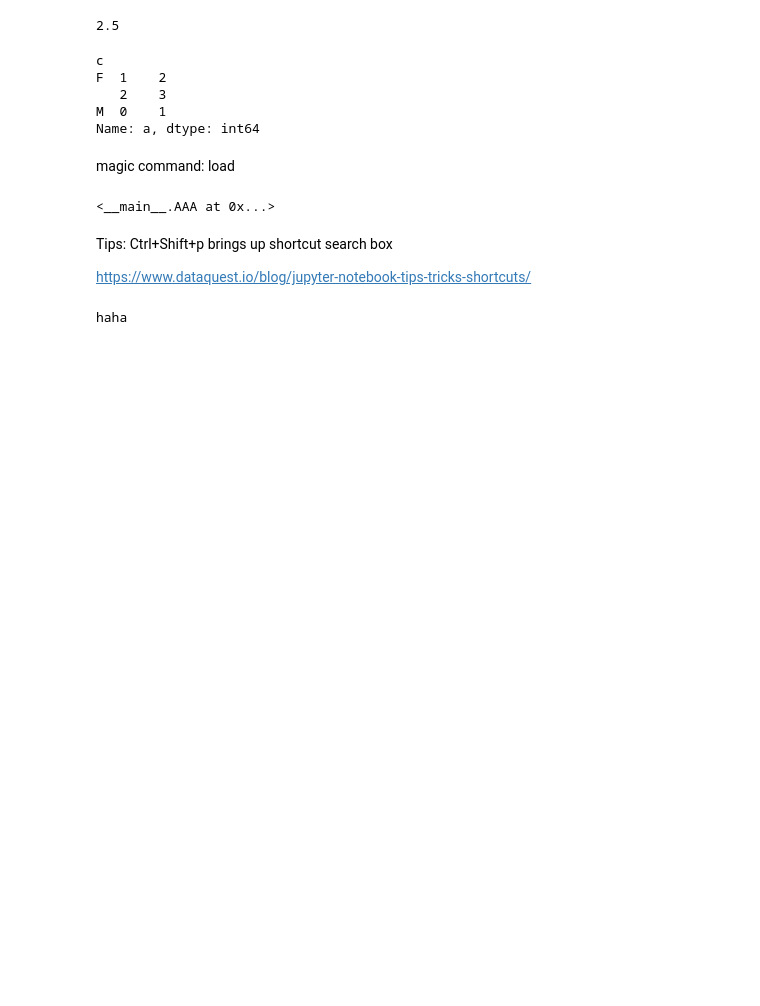
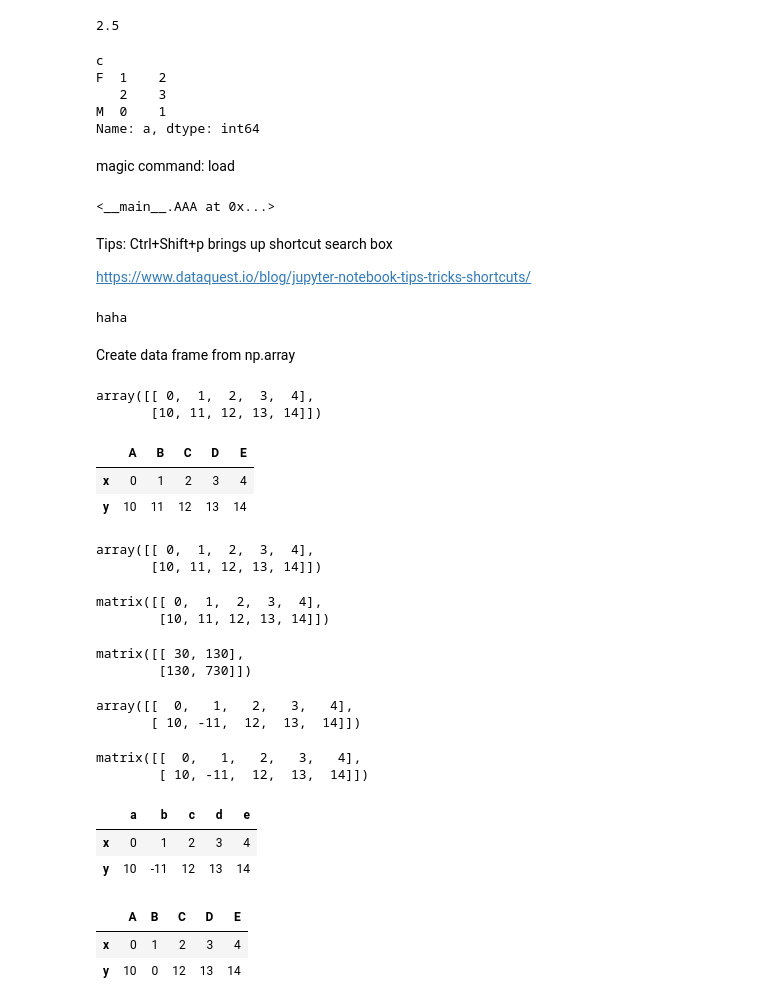
Before and after one commit to HaoranYi/gitProj, a Jupyter notebook: notebook/pp2.ipynb, the cells around one changed output. Drawn from its saved outputs; the diff is of its cells as text; code cells hidden in the pictures; blank space fills up the shorter version.

```diff
--- a/notebook/pp2.ipynb
+++ b/notebook/pp2.ipynb
@@ -198,3 +198,63 @@ https://www.dataquest.io/blog/jupyter-notebook-tips-tricks-shortcuts/
 !echo haha
 # %% [output]
 haha
+# %% [markdown]
+Create data frame from np.array
+# %%
+a = np.array([np.arange(5), np.arange(5) + 10])
+a
+# %% [output]
+array([[ 0,  1,  2,  3,  4],
+       [10, 11, 12, 13, 14]])
+# %%
+df = pd.DataFrame(a, index=list('xy'), columns=list('ABCDE'))
+df
+# %% [output]
+|  | A | B | C | D | E |
+| x | 0 | 1 | 2 | 3 | 4 |
+| y | 10 | 11 | 12 | 13 | 14 |
+# %%
+m = df.as_matrix()
+m
+# %% [output]
+array([[ 0,  1,  2,  3,  4],
+       [10, 11, 12, 13, 14]])
+# %%
+mm = np.asmatrix(m)
+mm
+# %% [output]
+matrix([[ 0,  1,  2,  3,  4],
+        [10, 11, 12, 13, 14]])
+# %%
+mm*mm.T
+# %% [output]
+matrix([[ 30, 130],
+        [130, 730]])
+# %%
+m[1,1]=-11
+m
+# %% [output]
+array([[  0,   1,   2,   3,   4],
+       [ 10, -11,  12,  13,  14]])
+# %%
+mm
+# %% [output]
+matrix([[  0,   1,   2,   3,   4],
+        [ 10, -11,  12,  13,  14]])
+# %%
+df2 = pd.DataFrame(mm, index=list('xy'), columns=list('abcde'))
+df2
+# %% [output]
+|  | a | b | c | d | e |
+| x | 0 | 1 | 2 | 3 | 4 |
+| y | 10 | -11 | 12 | 13 | 14 |
+# %%
+# a, df, df2, m, mm all shared the same data.
+
+df2.iloc[1,1]=0
+df2
+df
+# %% [output]
+|  | A | B | C | D | E |
+| x | 0 | 1 | 2 | 3 | 4 |
+| y | 10 | 0 | 12 | 13 | 14 |
```
Also changed, not shown: parts of 2 cells of this notebook.
